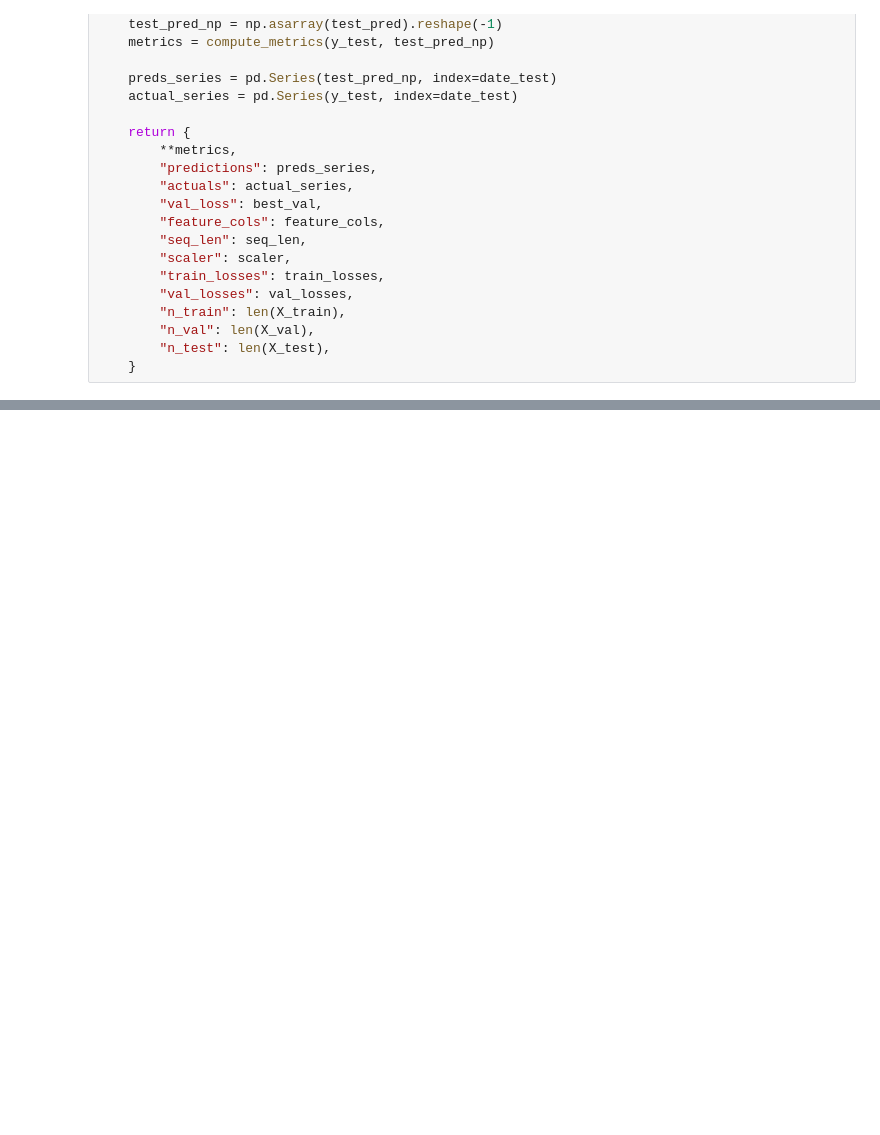
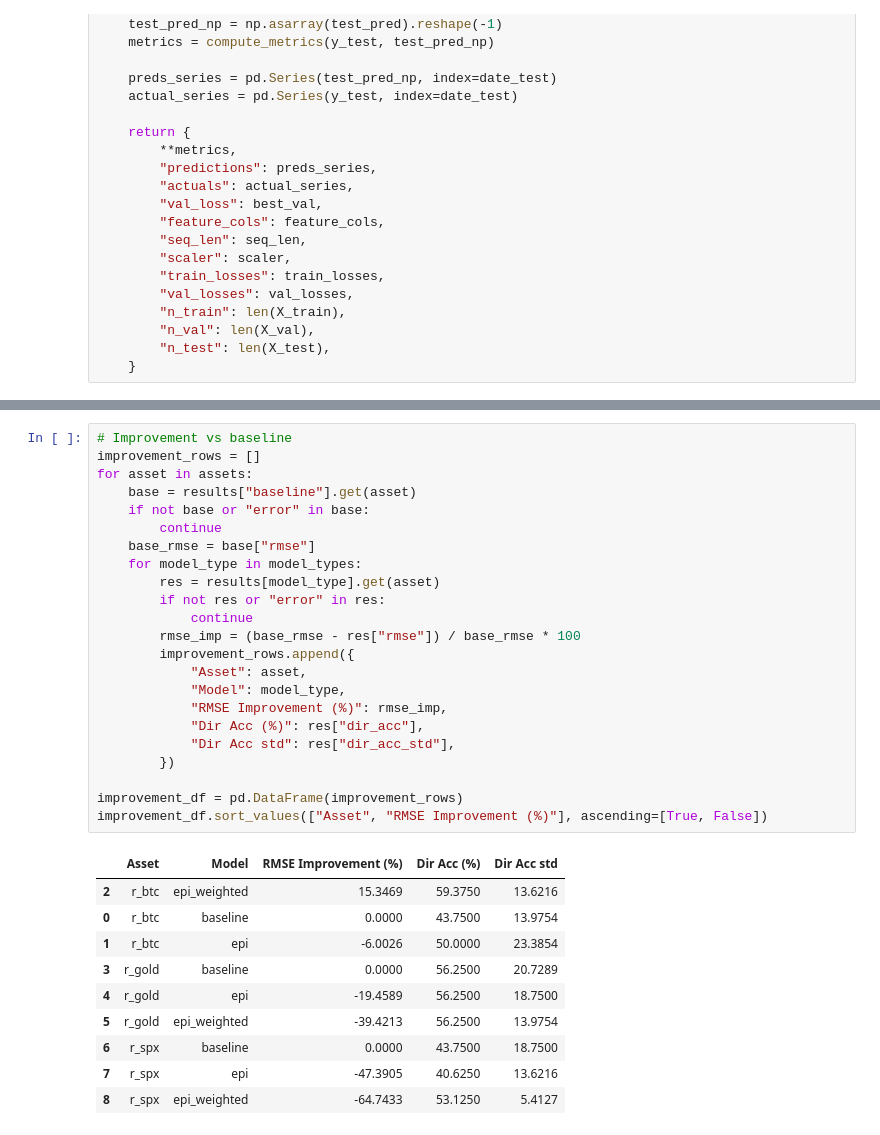
Before and after one commit to isom-ds/youtube-emotion-financial-modelling, a Jupyter notebook: 514_financial_lstm_mlx.ipynb, the cells around one changed output, grey strips where cells are left out. Drawn from its saved outputs; the diff is of its cells as text; blank space fills up the shorter version.

```diff
--- a/514_financial_lstm_mlx.ipynb
+++ b/514_financial_lstm_mlx.ipynb
@@ -672,0 +962,34 @@ Using best average RMSE model type: epi_weighted
+# %%
+# Improvement vs baseline
+improvement_rows = []
+for asset in assets:
+    base = results["baseline"].get(asset)
+    if not base or "error" in base:
+        continue
+    base_rmse = base["rmse"]
+    for model_type in model_types:
+        res = results[model_type].get(asset)
+        if not res or "error" in res:
+            continue
+        rmse_imp = (base_rmse - res["rmse"]) / base_rmse * 100
+        improvement_rows.append({
+            "Asset": asset,
+            "Model": model_type,
+            "RMSE Improvement (%)": rmse_imp,
+            "Dir Acc (%)": res["dir_acc"],
+            "Dir Acc std": res["dir_acc_std"],
+        })
+
+improvement_df = pd.DataFrame(improvement_rows)
+improvement_df.sort_values(["Asset", "RMSE Improvement (%)"], ascending=[True, False])
+# %% [output]
+|  | Asset | Model | RMSE Improvement (%) | Dir Acc (%) | Dir Acc std |
+| 2 | r_btc | epi_weighted | 15.3469 | 59.3750 | 13.6216 |
+| 0 | r_btc | baseline | 0.0000 | 43.7500 | 13.9754 |
+| 1 | r_btc | epi | -6.0026 | 50.0000 | 23.3854 |
+| 3 | r_gold | baseline | 0.0000 | 56.2500 | 20.7289 |
+| 4 | r_gold | epi | -19.4589 | 56.2500 | 18.7500 |
+| 5 | r_gold | epi_weighted | -39.4213 | 56.2500 | 13.9754 |
+| 6 | r_spx | baseline | 0.0000 | 43.7500 | 18.7500 |
+| 7 | r_spx | epi | -47.3905 | 40.6250 | 13.6216 |
+| 8 | r_spx | epi_weighted | -64.7433 | 53.1250 | 5.4127 |
```
Also changed, not shown: parts of 19 cells of this notebook.
